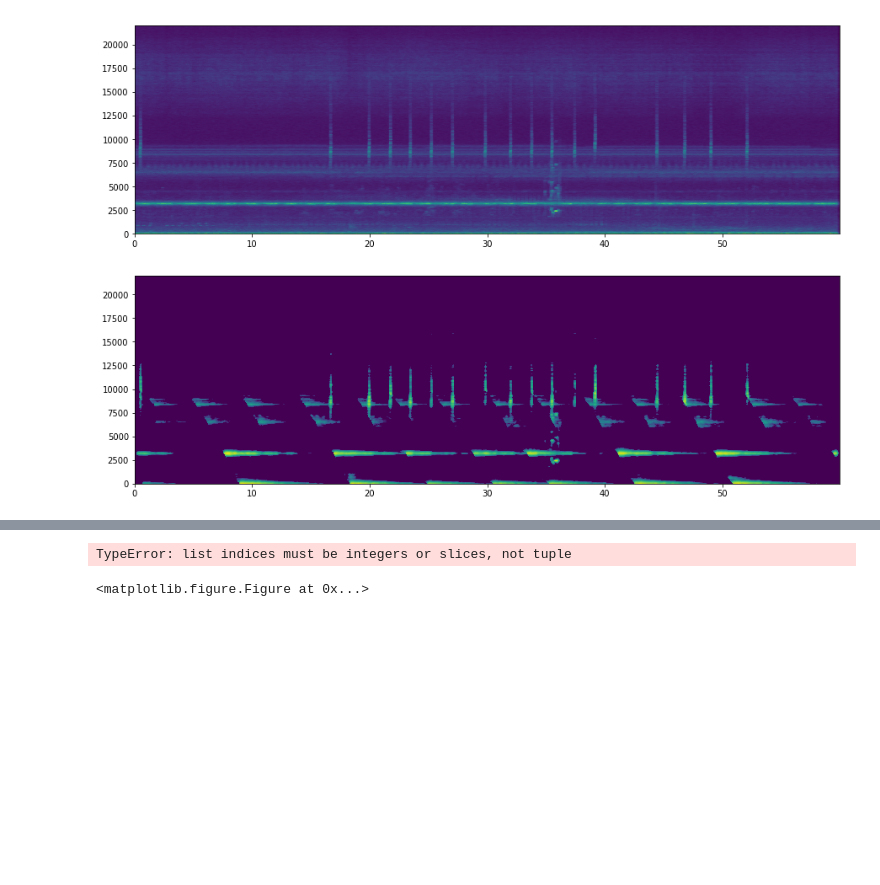
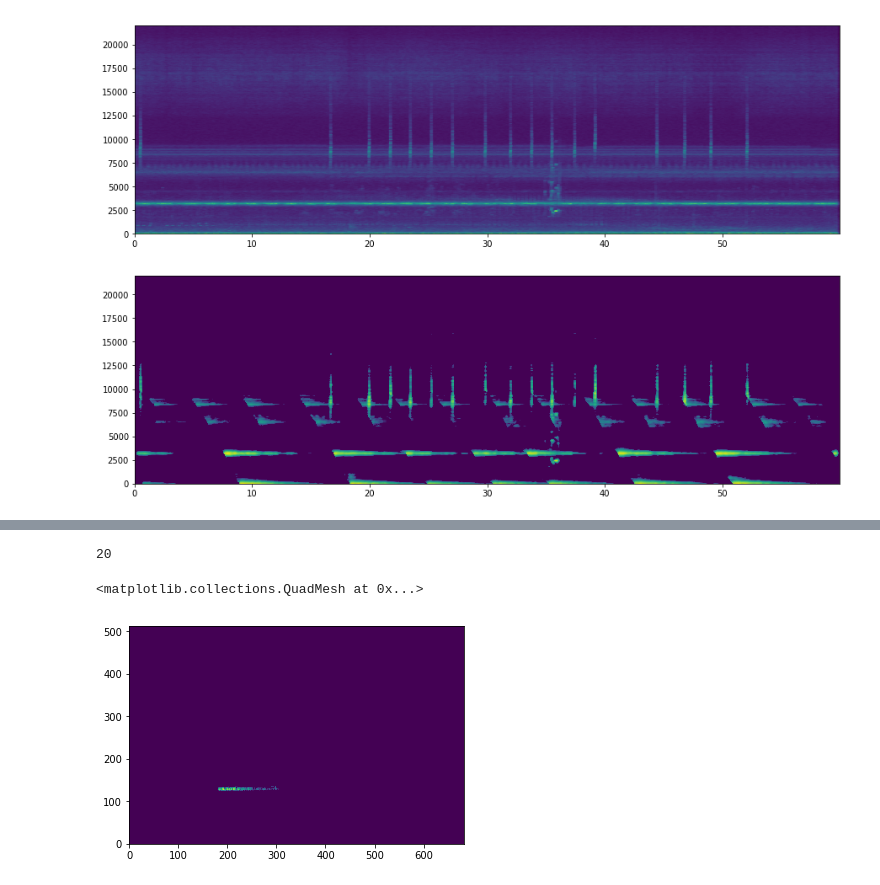
Before and after one commit to longle2718/audio_loc, a Jupyter notebook: python/main.ipynb, the cells around one changed output, grey strips where cells are left out. Cells and saved outputs as stored; diff of their text form; code cells hidden in the pictures; blank space fills up the shorter version.

Commit message:
fixed lGrpObjs by list +=

```diff
--- a/python/main.ipynb
+++ b/python/main.ipynb
@@ -117,7 +117,7 @@ for k in range(1):#NCh):
         plt.pcolormesh(XX)
         plt.ylabel('XX')
 
-        lAllObjs = []
+        lGrpObjs = []
         for i in range(len(hObjs)):
             mask = np.repeat(hObjs[i],int(thInc/tlInc),axis=1)
             mask[mask > 0] = 1.
@@ -131,9 +131,9 @@ for k in range(1):#NCh):
             lObjs = audio_loc.labelObjects(XX*mask)
             lObjs = audio_loc.pruneObj(lObjs)
 
-            lAllObjs = np.append(lAllObjs,lObjs)
-        print('np.shape(lAllObjs) = %s' % (np.shape(lAllObjs),))
-        TFObjs[k][l] = lAllObjs
+            lGrpObjs += lObjs
+        print('np.shape(lGrpObjs) = %s' % (np.shape(lGrpObjs),))
+        TFObjs[k][l] = lGrpObjs
 
 print('np.shape(TFObjs) = %s' % (np.shape(TFObjs),))
 # %% [output]
@@ -149,11 +143,11 @@ np.shape(TFObjs) = (8,)
-# %%
-lObjs = audio_loc.pruneObj(lObjs)
-plt.figure()
-plt.pcolormesh(lObjs[0,:,:])
-plt.colorbar()
-# %% [output]
-TypeError: list indices must be integers or slices, not tuple
-<matplotlib.figure.Figure at 0x...>
+# %%
+print(len(lGrpObjs))
+plt.figure()
+plt.pcolormesh(lGrpObjs[10])
+# %% [output]
+20
+<matplotlib.collections.QuadMesh at 0x...>
+[figure, added]
 # %%
 # measure the delays in matrix form
 mid = n2-n1
```
Also changed, not shown: parts of 1 cell of this notebook.
